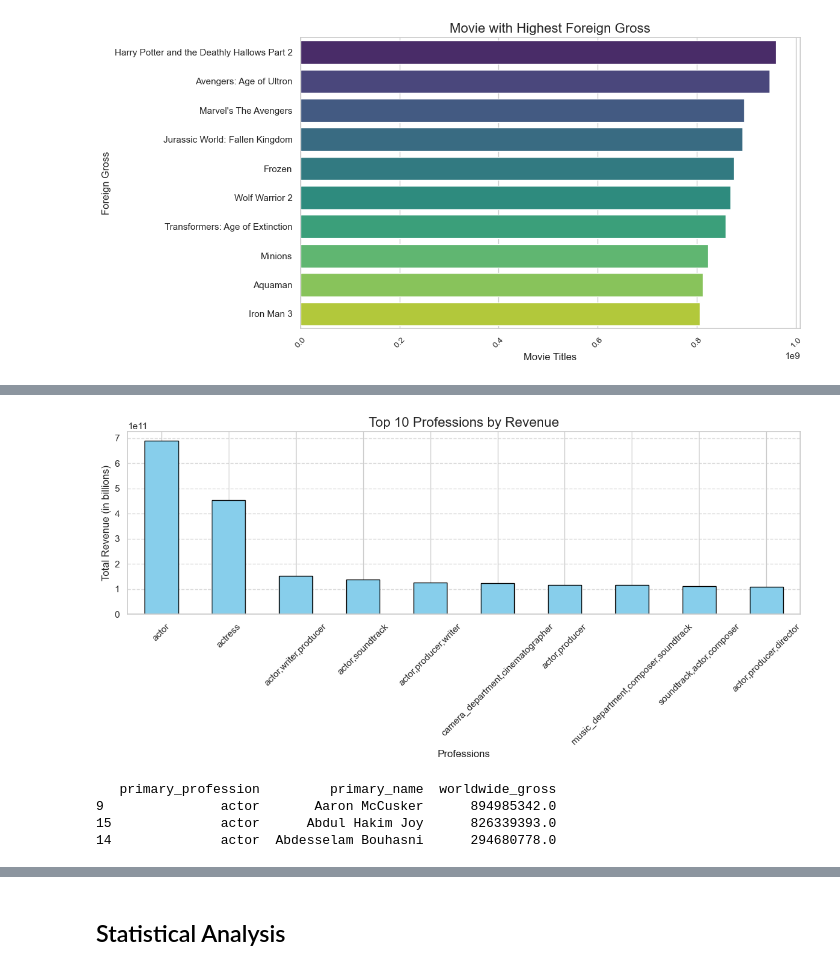
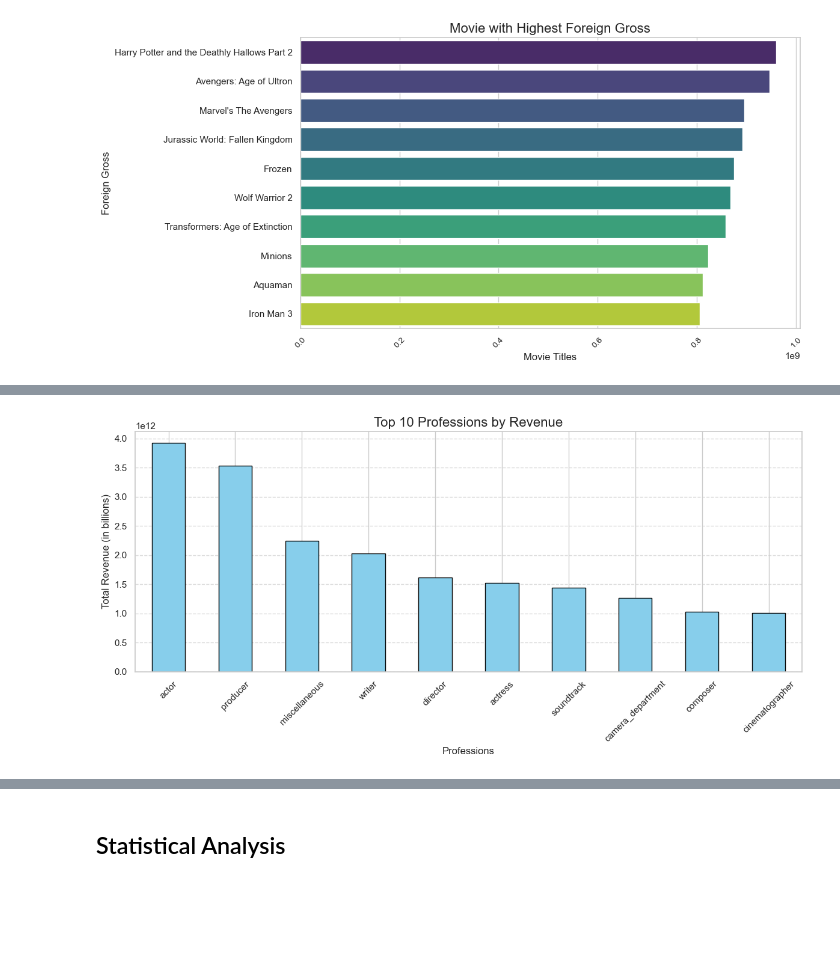
Before and after one commit to Kosilei-web/Phase_2_project_Group_5, a Jupyter notebook: index.ipynb, the cells around one changed output, grey strips where cells are left out. Cells and saved outputs as stored; diff of their text form; code cells hidden in the pictures; blank space fills up the shorter version.

```diff
--- a/index.ipynb
+++ b/index.ipynb
@@ -542,0 +582,6 @@ dtype: object
+# %%
+# Drop the null an missing values, there are number of professions data
+matched_df_known_for = matched_df_known_for.dropna().drop_duplicates()
+print(matched_df_known_for.isnull().sum())
+print(matched_df_known_for.duplicated().value_counts())
+matched_df_known_for.columns
@@ -543 +613,4 @@ dtype: object
+# %%
+for column in columns_to_clean:
+    matched_df_known_for[column] = matched_df_known_for[column].replace({'\\$': '', ',': ''}, regex=True).astype(float)
 # %% [markdown]
@@ -610,21 +944,2 @@ Passing `palette` without assigning `hue` is deprecated and will be removed in v
 # %% [markdown]
 There were several titles that generated high revenues with Titanic being the highest
-# %%
-sns.set_theme(style="whitegrid")
-
-top_10_revenues = matched_df.nlargest(10,"worldwide_gross")
-
-top_10_revenues = top_10_revenues.sort_values("worldwide_gross", ascending=False)
-
-plt.figure(figsize=(12, 6))
-sns.barplot(x="genres", y="worldwide_gross", data=top_10_revenues, palette="viridis")
-
-
-plt.title("Revenue of Genres", fontsize=16)
-plt.xlabel("Genres", fontsize=12)
-plt.ylabel("Revenue (Billions)", fontsize=12)
-
-
-plt.xticks(rotation=45, fontsize=10)
-plt.tight_layout()
-plt.show()
@@ -800,0 +1158,4 @@ There is consistency in data sources showing the total highest foreign gross for
+# %%
+df_exploded_proffession = matched_df_known_for.assign(primary_profession=matched_df_known_for['primary_profession'].str.split(',')).explode('primary_profession')
+df_exploded_proffession = df_exploded_proffession.reset_index(drop=True)
+df_exploded_proffession
@@ -801,57 +1176,23 @@ There is consistency in data sources showing the total highest foreign gross for
 # %%
-director_revenue = matched_df.groupby('primary_profession')['worldwide_gross'].sum().sort_values(ascending=False)
+director_revenue = df_exploded_proffession.groupby('primary_profession')['worldwide_gross'].sum().sort_values(ascending=False)
 
 # Select the top 10 directors
 top_10_directors = director_revenue.head(10)
 
 # Plotting the bar plot
 plt.figure(figsize=(12, 6))
 top_10_directors.plot(kind='bar', color='skyblue', edgecolor='black')
 
 # Add titles and labels
 plt.title('Top 10 Professions by Revenue', fontsize=16)
 plt.xlabel('Professions', fontsize=12)
 plt.ylabel('Total Revenue (in billions)', fontsize=12)
 plt.xticks(rotation=45)
 plt.grid(axis='y',
 linestyle='--', alpha=0.7)
 
 # Show the plot
 plt.tight_layout()
 plt.show()
 # %% [output]
-[figure, old version]
+[figure, new version]
-# %%
-# Group by profession and person_name, sum the revenue, and sort
-profession_revenue = matched_df.groupby(['primary_profession', 'primary_name'])['worldwide_gross'].sum().reset_index().head(20)
-
-# Sort within each profession and get the top 3 people by revenue
-top_3_people_by_profession = profession_revenue.sort_values(['primary_profession', 'worldwide_gross'], ascending=[True, False])
-# Get the top 3 for each profession
-top_3_people_by_profession = top_3_people_by_profession.groupby('primary_profession').head(3)
-print (top_3_people_by_profession)
-
-# # Plot the top 3 people by profession using a bar plot
-# plt.figure(figsize=(14, 8))
-
-# # Create the bar plot with seaborn for better visuals
-# sns.barplot(
-#     data=top_3_people_by_profession,
-#     x='worldwide_gross',
-#     y='primary_name',
-#     hue='primary_profession',
-#     palette='viridis'
-# )
-# # Add titles and labels
-# plt.title('Top 3 Revenue-Generating People by Profession', fontsize=16)
-# plt.xlabel('Total Revenue (in billions)', fontsize=12)
-# plt.ylabel('Person Name', fontsize=12)
-# plt.legend(title='Profession', loc='best')
-
-# # Show the plot
-# plt.show()
-# %% [output]
-   primary_profession         primary_name  worldwide_gross
-9               actor       Aaron McCusker      894985342.0
-15              actor      Abdul Hakim Joy      826339393.0
-14              actor  Abdesselam Bouhasni      294680778.0
```
Also changed, not shown: parts of 101 cells of this notebook.
